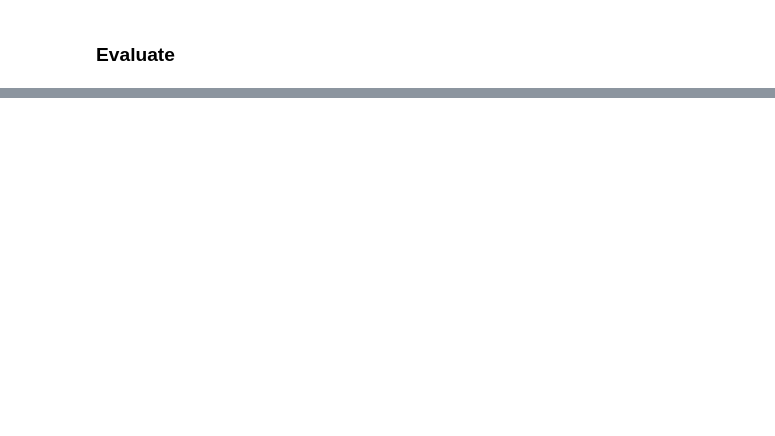
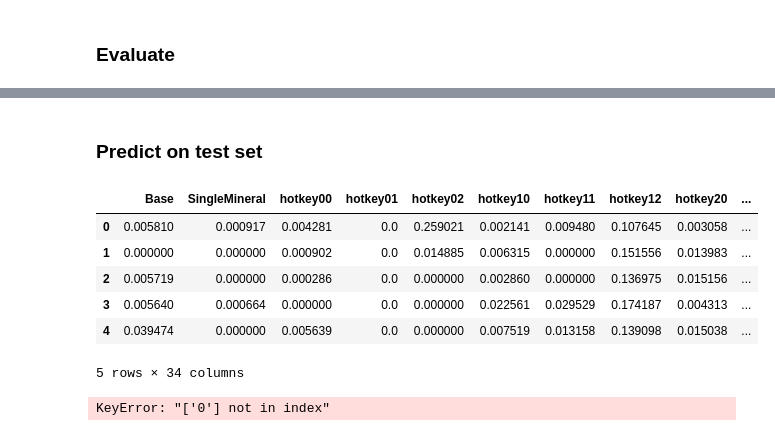
Before and after one commit to sofialtman/OT02---Data-Mining, a Jupyter notebook: model.ipynb, the cells around one changed output, grey strips where cells are left out. Drawn from its saved outputs; the diff is of its cells as text; code cells hidden in the pictures; blank space fills up the shorter version.

```diff
--- a/model.ipynb
+++ b/model.ipynb
@@ -171,0 +179,14 @@ Feature Importances:
+# %% [markdown]
+### Predict on test set
+# %%
+#load the calculated features on the test set
+features_test = pd.read_csv('data/output/combined2.csv')
+features_test.head(5)
+# %% [output]
+|  | Base | SingleMineral | hotkey00 | hotkey01 | hotkey02 | hotkey10 | hotkey11 | hotkey12 | hotkey20 | ... |
+| 0 | 0.005810 | 0.000917 | 0.004281 | 0.0 | 0.259021 | 0.002141 | 0.009480 | 0.107645 | 0.003058 | ... |
+| 1 | 0.000000 | 0.000000 | 0.000902 | 0.0 | 0.014885 | 0.006315 | 0.000000 | 0.151556 | 0.013983 | ... |
+| 2 | 0.005719 | 0.000000 | 0.000286 | 0.0 | 0.000000 | 0.002860 | 0.000000 | 0.136975 | 0.015156 | ... |
+| 3 | 0.005640 | 0.000664 | 0.000000 | 0.0 | 0.000000 | 0.022561 | 0.029529 | 0.174187 | 0.004313 | ... |
+| 4 | 0.039474 | 0.000000 | 0.005639 | 0.0 | 0.000000 | 0.007519 | 0.013158 | 0.139098 | 0.015038 | ... |
+5 rows × 34 columns
@@ -171,0 +208,5 @@ Feature Importances:
+# %%
+# Reorder the columns in 'df' to match the order in 'reference_df'
+features_test = features_test[X_train.columns]
+# %% [output]
+KeyError: "['0'] not in index"
```
Also changed, not shown: parts of 23 cells of this notebook.
